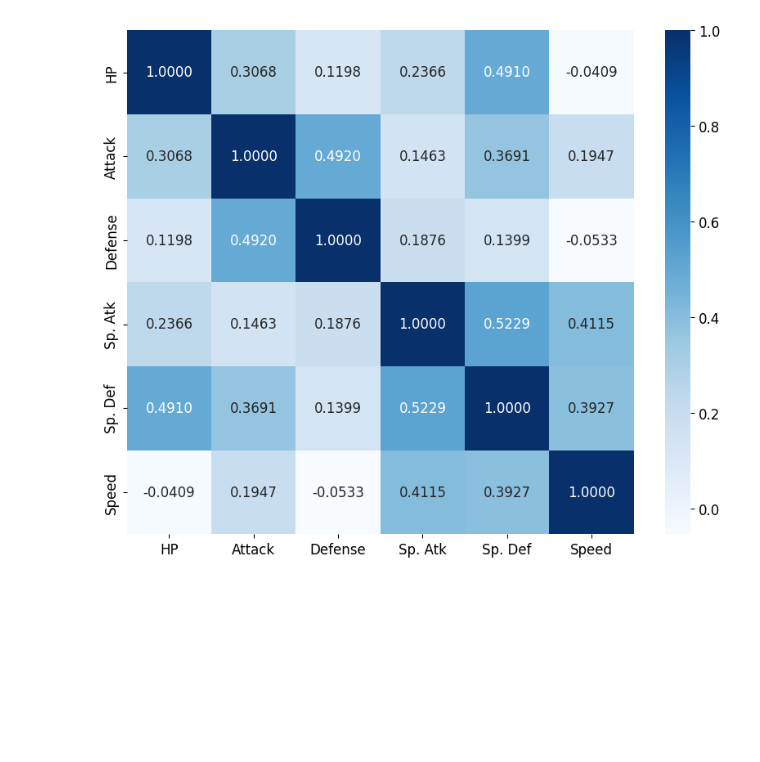
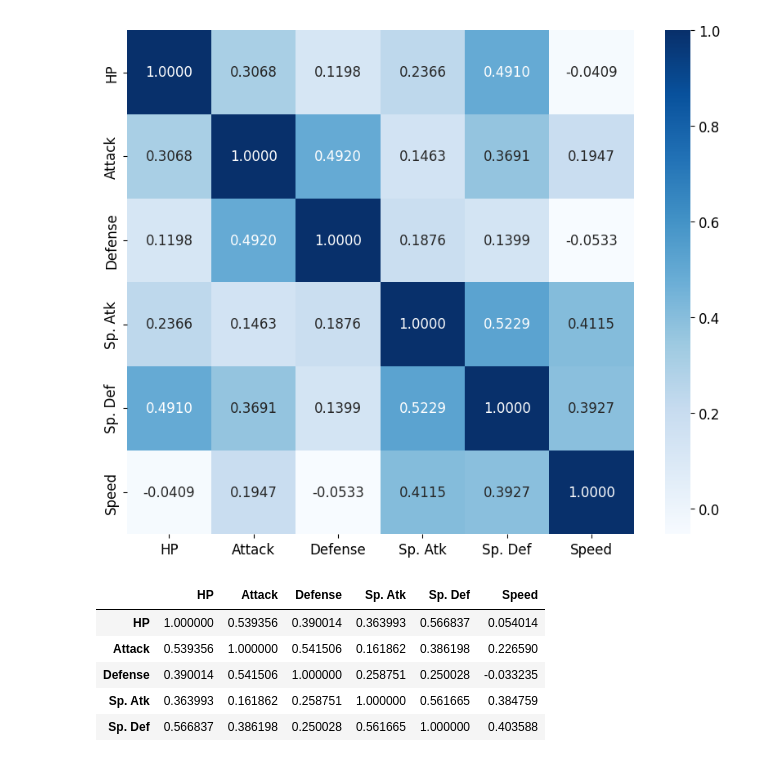
Before and after one commit to stgoshitha/DL_Lab_01, a Jupyter notebook: Task_1/Task1.ipynb, the cells around one changed output. Saved outputs shown, nothing was run; the diff lists cells and outputs as text; code cells hidden in the pictures; blank space fills up the shorter version.

```diff
--- a/Task_1/Task1.ipynb
+++ b/Task_1/Task1.ipynb
@@ -122,3 +122,13 @@ plt.show()
 # cmap -- colormaps
 # %% [output]
 [figure]
+# %%
+pokemon_data_corr_spearman = pokemon_data_heap.corr(method = 'spearman')
+pokemon_data_corr_spearman.head(5)
+# %% [output]
+|  | HP | Attack | Defense | Sp. Atk | Sp. Def | Speed |
+| HP | 1.000000 | 0.539356 | 0.390014 | 0.363993 | 0.566837 | 0.054014 |
+| Attack | 0.539356 | 1.000000 | 0.541506 | 0.161862 | 0.386198 | 0.226590 |
+| Defense | 0.390014 | 0.541506 | 1.000000 | 0.258751 | 0.250028 | -0.033235 |
+| Sp. Atk | 0.363993 | 0.161862 | 0.258751 | 1.000000 | 0.561665 | 0.384759 |
+| Sp. Def | 0.566837 | 0.386198 | 0.250028 | 0.561665 | 1.000000 | 0.403588 |
```
Also changed, not shown: parts of 7 cells of this notebook.
